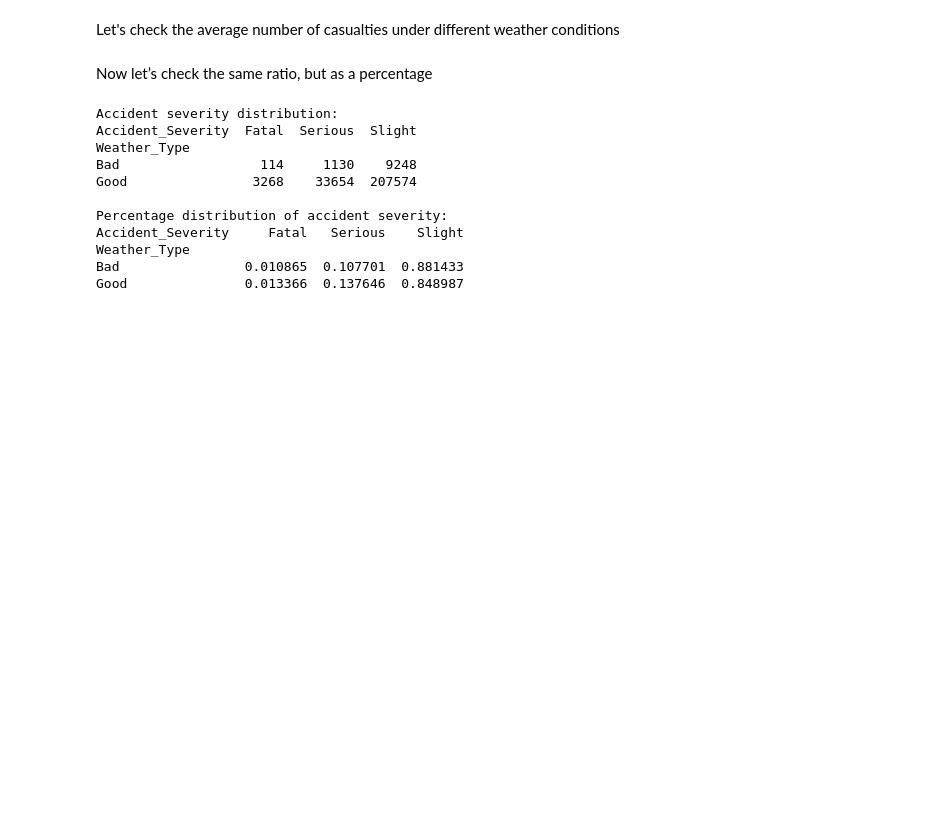
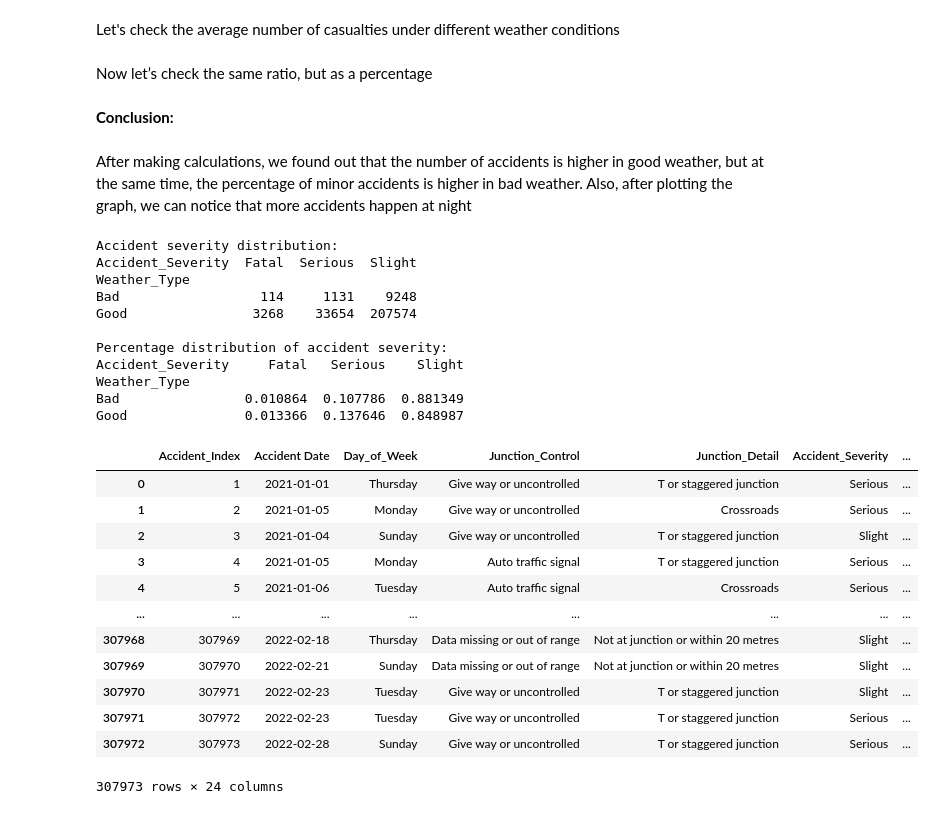
Before and after one commit to k1ngstone76/projectHSE, a Jupyter notebook: проект.ipynb, the cells around one changed output. Drawn from its saved outputs; the diff is of its cells as text; code cells hidden in the pictures; blank space fills up the shorter version.

```diff
--- a/проект.ipynb
+++ b/проект.ipynb
@@ -8,6 +34,24 @@ accidents = pd.read_csv("Road Accident Data.csv")
 # %%
 #Replace 'Fetal' with 'Fatal' in the Accident_Severity column
 accidents['Accident_Severity'] = accidents['Accident_Severity'].replace('Fetal', 'Fatal')
+# %%
+# Convert the Accident_Index column to sequential numbers for convenience
+accidents["Accident_Index"] = range(1, len(accidents) + 1)
+# %%
+def ensure_date_format(column, desired_format='%Y-%m-%d', input_format='%m/%d/%Y'):
+    formatted_dates = []
+    for date in column:
+        try:
+            # Попробуем привести дату к желаемому формату
+            formatted_date = pd.to_datetime(date, format=desired_format).strftime(desired_format)
+        except ValueError:
+            # Если формат не совпадает, преобразуем из исходного формата
+            formatted_date = pd.to_datetime(date, format=input_format).strftime(desired_format)
+        formatted_dates.append(formatted_date)
+    return formatted_dates
+
+# Применяем функцию к столбцу с датами
+accidents['Accident Date'] = ensure_date_format(accidents['Accident Date'])
 # %%
 severity_mapping = {'Slight': 1, 'Serious': 2, 'Fatal': 3}
 accidents['Severity_Numeric'] = accidents['Accident_Severity'].map(severity_mapping)
@@ -152,3 +308,7 @@ fig2.show()
+# %% [markdown]
+<b>Conclusion:<b>
+# %% [markdown]
+After making calculations, we found out that the number of accidents is higher in good weather, but at the same time, the percentage of minor accidents is higher in bad weather. Also, after plotting the graph, we can notice that more accidents happen at night
 # %%
 print("Accident severity distribution:")
 print(severity_counts)
@@ -158,11 +318,27 @@ print(severity_proportions)
 Accident severity distribution:
 Accident_Severity  Fatal  Serious  Slight
 Weather_Type
-Bad                  114     1130    9248
+Bad                  114     1131    9248
 Good                3268    33654  207574
 
 Percentage distribution of accident severity:
 Accident_Severity     Fatal   Serious    Slight
 Weather_Type
-Bad                0.010865  0.107701  0.881433
+Bad                0.010864  0.107786  0.881349
 Good               0.013366  0.137646  0.848987
+# %%
+accidents.head(-1)
+# %% [output]
+|  | Accident_Index | Accident Date | Day_of_Week | Junction_Control | Junction_Detail | Accident_Severity | ... |
+| 0 | 1 | 2021-01-01 | Thursday | Give way or uncontrolled | T or staggered junction | Serious | ... |
+| 1 | 2 | 2021-01-05 | Monday | Give way or uncontrolled | Crossroads | Serious | ... |
+| 2 | 3 | 2021-01-04 | Sunday | Give way or uncontrolled | T or staggered junction | Slight | ... |
+| 3 | 4 | 2021-01-05 | Monday | Auto traffic signal | T or staggered junction | Serious | ... |
+| 4 | 5 | 2021-01-06 | Tuesday | Auto traffic signal | Crossroads | Serious | ... |
+| ... | ... | ... | ... | ... | ... | ... | ... |
+| 307968 | 307969 | 2022-02-18 | Thursday | Data missing or out of range | Not at junction or within 20 metres | Slight | ... |
+| 307969 | 307970 | 2022-02-21 | Sunday | Data missing or out of range | Not at junction or within 20 metres | Slight | ... |
+| 307970 | 307971 | 2022-02-23 | Tuesday | Give way or uncontrolled | T or staggered junction | Slight | ... |
+| 307971 | 307972 | 2022-02-23 | Tuesday | Give way or uncontrolled | T or staggered junction | Serious | ... |
+| 307972 | 307973 | 2022-02-28 | Sunday | Give way or uncontrolled | T or staggered junction | Serious | ... |
+307973 rows × 24 columns
```
Also changed, not shown: parts of 9 cells of this notebook, 3 other files.
